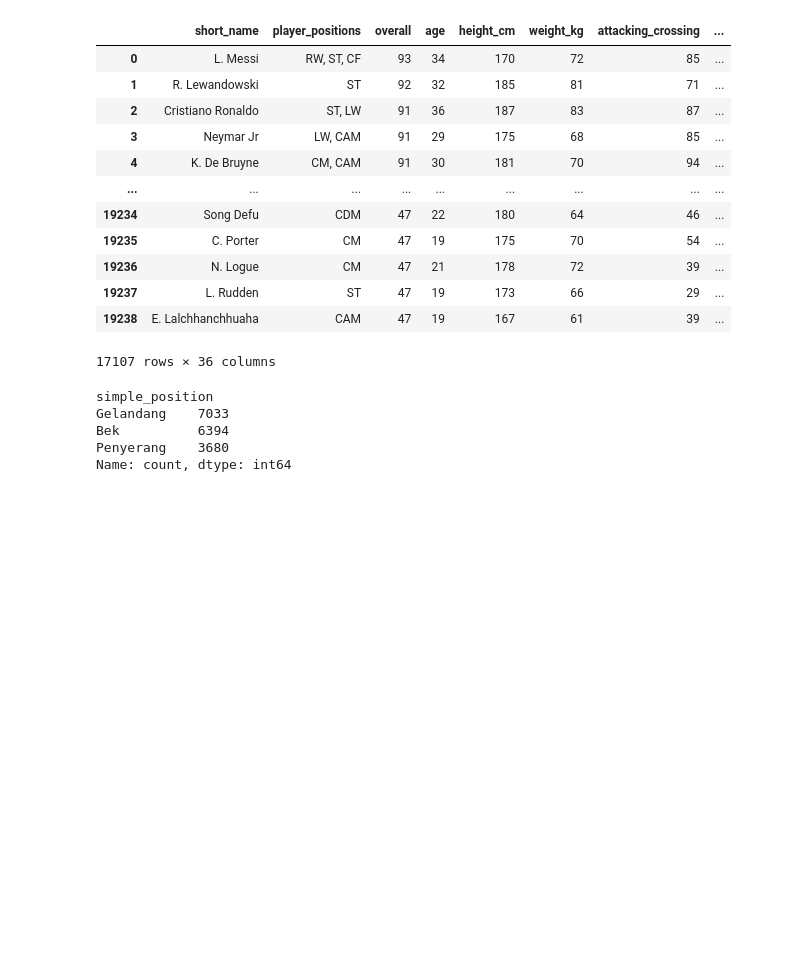
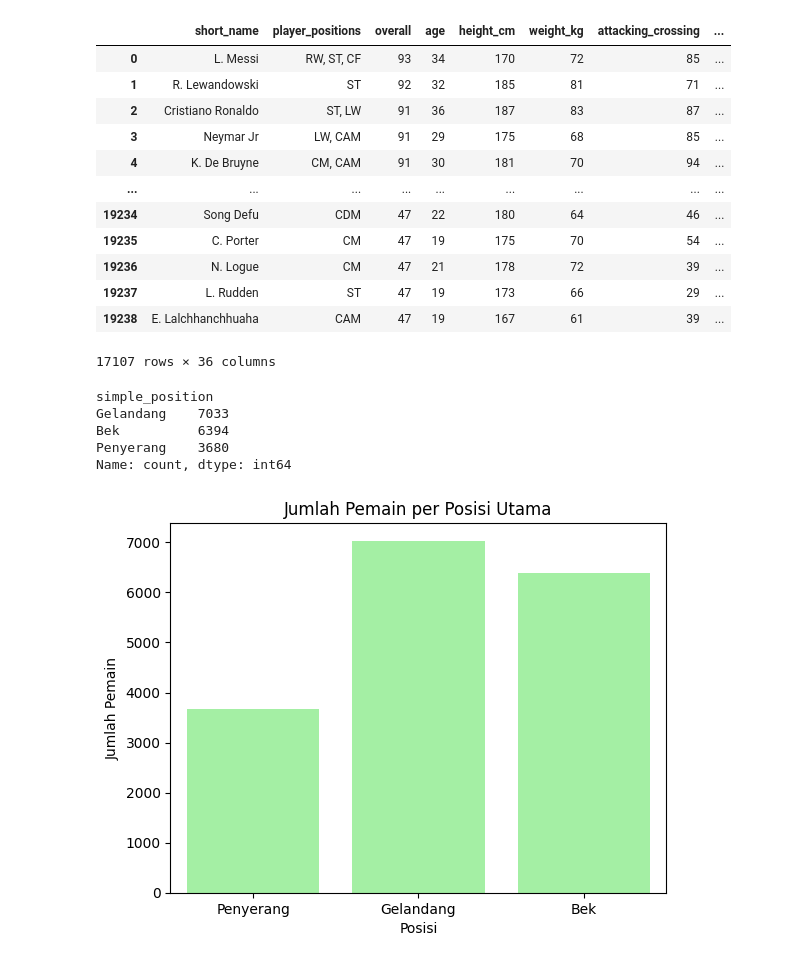
Before and after one commit to Fausta-Tata/football-position-analysis-ml, a Jupyter notebook: notebooks/pre_processing.ipynb, the cells around one changed output. Cells and saved outputs as stored; diff of their text form; code cells hidden in the pictures; blank space fills up the shorter version.

Commit message:
finish make a model and visualization

```diff
--- a/notebooks/pre_processing.ipynb
+++ b/notebooks/pre_processing.ipynb
@@ -1,7 +1,7 @@
 # %%
 import pandas as pd
 # %%
-df = pd.read_csv("D:\soccer_position\data\raw\male_players_22.csv")
+df = pd.read_csv(r"D:\soccer_position\data\raw\male_players_22.csv")
 df
 # %% [output]
 |  | sofifa_id | player_url | short_name | long_name | player_positions | overall | potential | value_eur | ... |
@@ -137,0 +138,13 @@ df_cleaned.to_csv(r'D:\soccer_position\data\process\clean_data.csv', index=False
+# %%
+# Untuk visualisasi
+import matplotlib.pyplot as plt
+import seaborn as sns
+
+# Visualisasi penyebaran jumlah posisi
+sns.countplot(x='simple_position', data=df_cleaned, color="palegreen")
+plt.title('Jumlah Pemain per Posisi Utama')
+plt.xlabel('Posisi')
+plt.ylabel('Jumlah Pemain')
+plt.show()
+# %% [output]
+[figure, added]
```
Also changed, not shown: parts of 1 cell of this notebook, 6 other files.
